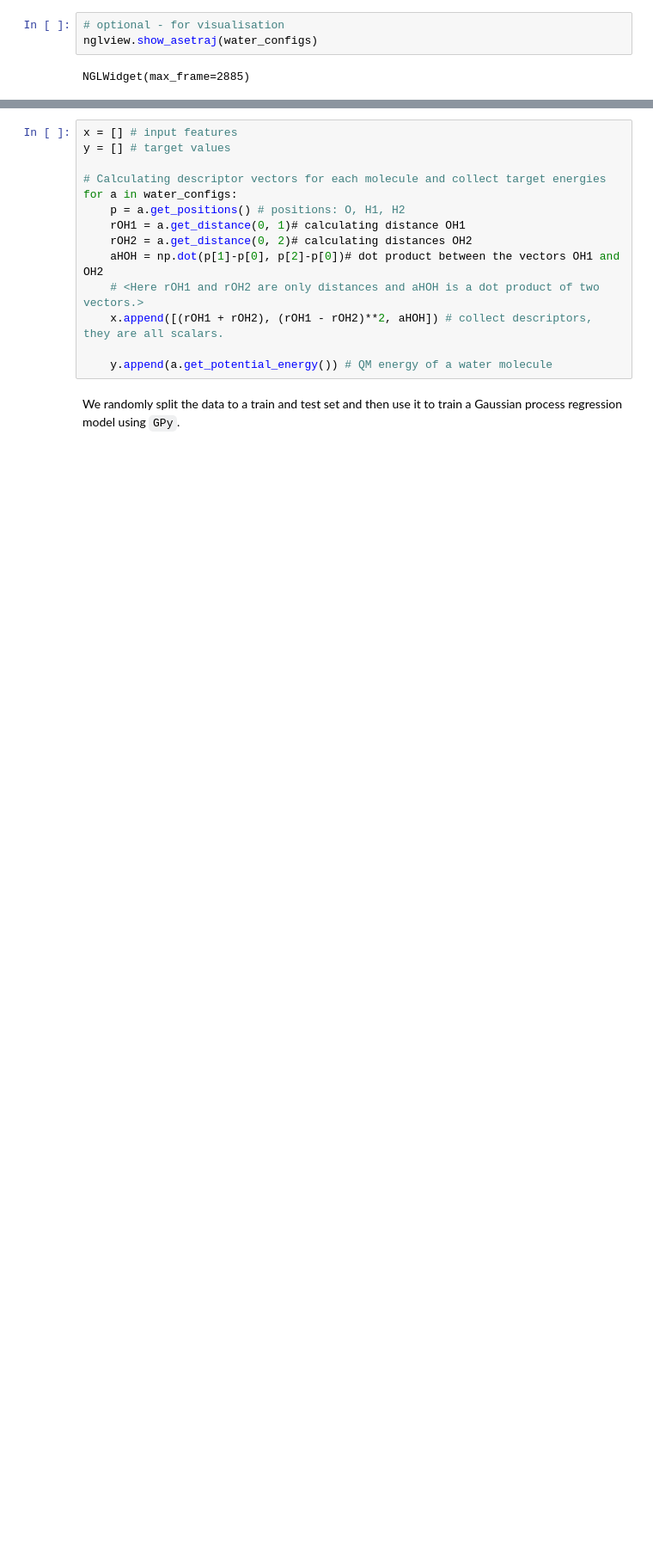
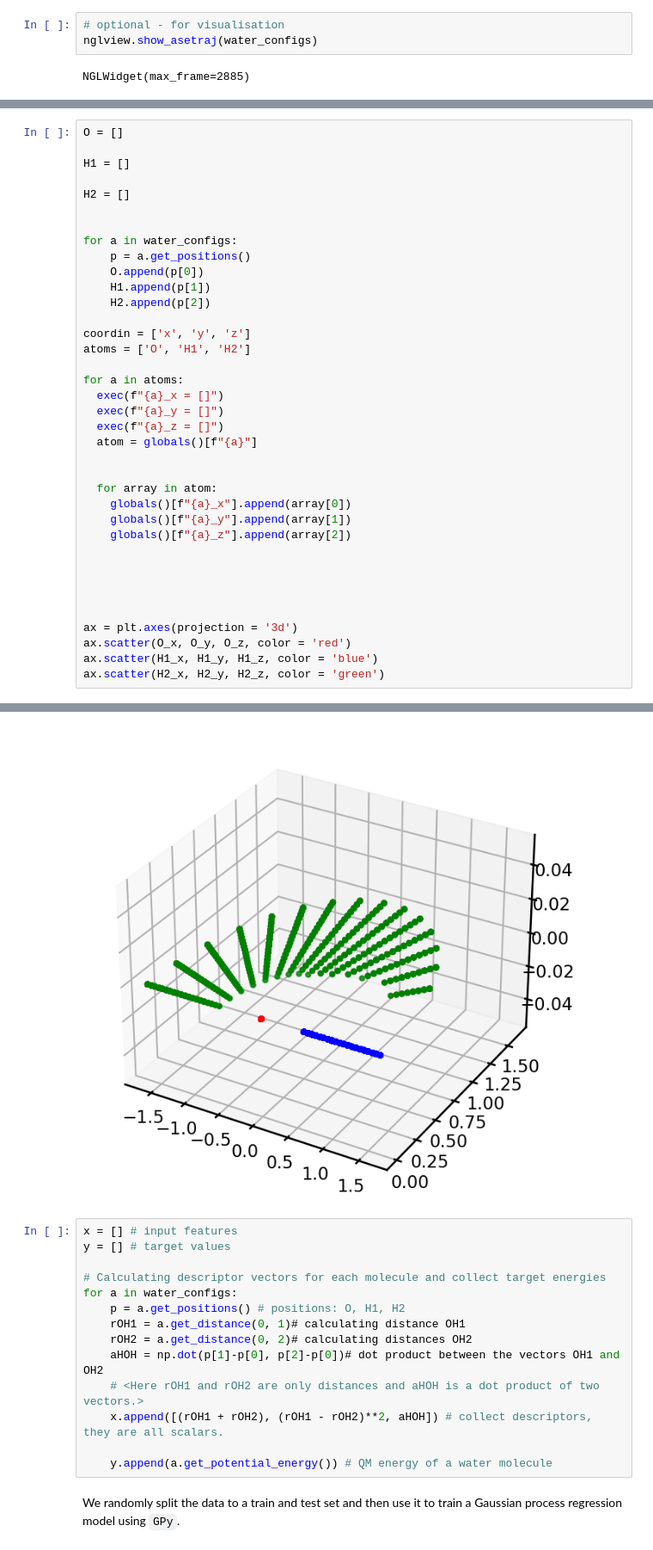
Before and after one commit to Melikakmm/Gaussian_Regression_Process_interactive_potential, a Jupyter notebook: fitpot.ipynb, the cells around one changed output, grey strips where cells are left out. Shown: that part at 86% size. Saved outputs shown, nothing was run; the diff lists cells and outputs as text; blank space fills up the shorter version.

```diff
--- a/fitpot.ipynb
+++ b/fitpot.ipynb
@@ -145,0 +141,38 @@ for a in water_configs[0:1]:
+# %%
+O = []
+
+H1 = []
+
+H2 = []
+
+
+for a in water_configs:
+    p = a.get_positions()
+    O.append(p[0])
+    H1.append(p[1])
+    H2.append(p[2])
+
+coordin = ['x', 'y', 'z']
+atoms = ['O', 'H1', 'H2']
+
+for a in atoms:
+  exec(f"{a}_x = []")
+  exec(f"{a}_y = []")
+  exec(f"{a}_z = []")
+  atom = globals()[f"{a}"]
+
+
+  for array in atom:
+    globals()[f"{a}_x"].append(array[0])
+    globals()[f"{a}_y"].append(array[1])
+    globals()[f"{a}_z"].append(array[2])
+
+
+
+
+
+ax = plt.axes(projection = '3d')
+ax.scatter(O_x, O_y, O_z, color = 'red')
+ax.scatter(H1_x, H1_y, H1_z, color = 'blue')
+ax.scatter(H2_x, H2_y, H2_z, color = 'green')
+# %% [output]
@@ -146,3 +180,4 @@ for a in water_configs[0:1]:
+[figure, added]
 # %%
 x = [] # input features
 y = [] # target values
```
Also changed, not shown: parts of 16 cells of this notebook.
